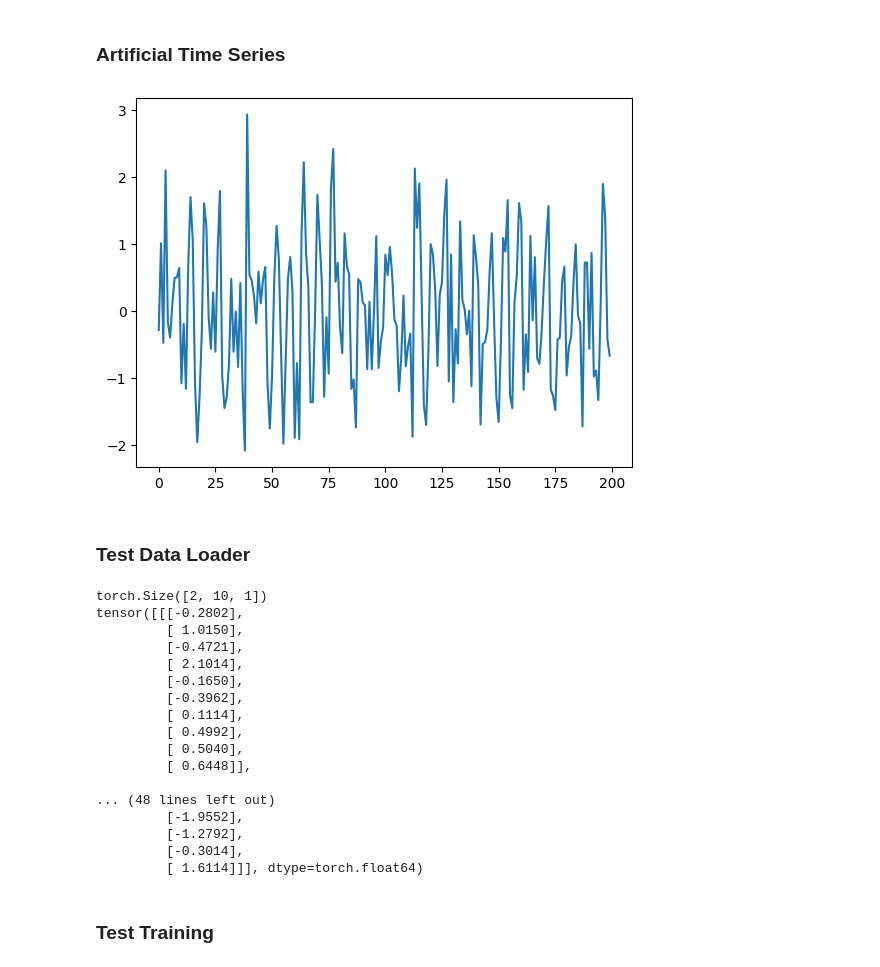
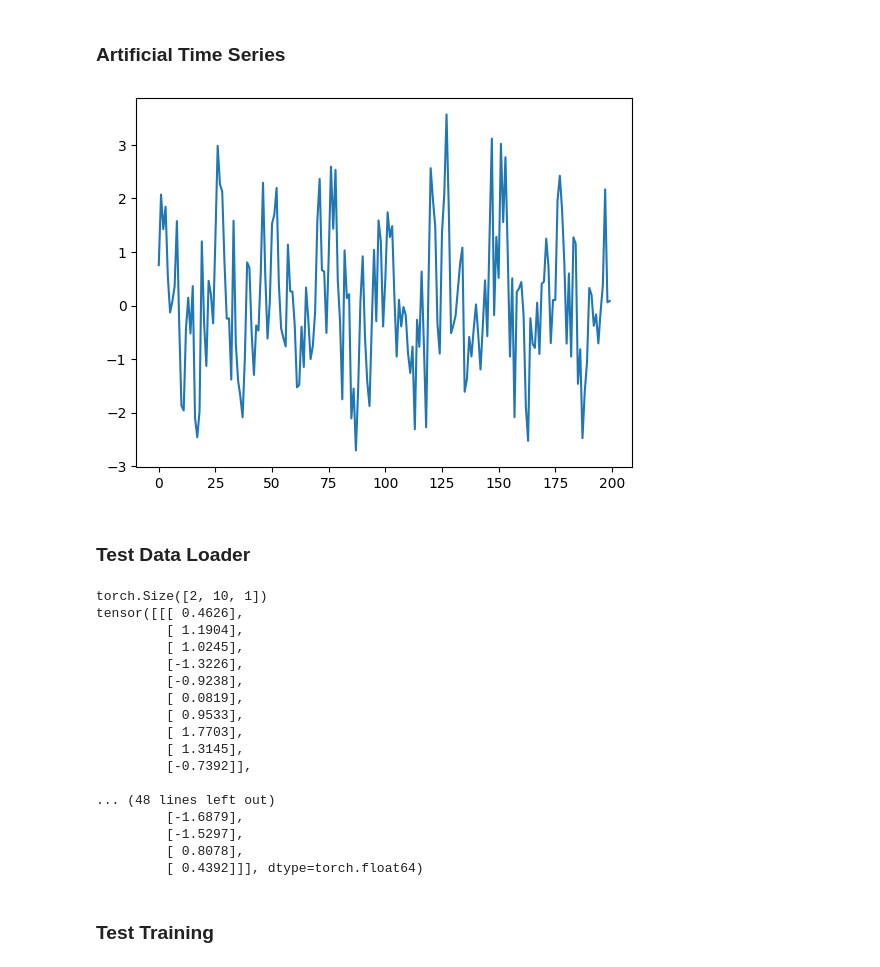
Before and after one commit to pvst1907/Extended_Spacetimeformer, a Jupyter notebook: sandbox.ipynb, the cells around one changed output. Drawn from its saved outputs; the diff is of its cells as text; code cells hidden in the pictures.

```diff
--- a/sandbox.ipynb
+++ b/sandbox.ipynb
@@ -8,11 +8,11 @@ from transformer import Transformer
 # %% [markdown]
 ### Artificial Time Series
 # %%
-sequence = np.sin(np.arange(0,200,1))+np.random.normal(0,0.8,200)
+sequence = np.sin(np.arange(0,200,1))+np.cos(np.arange(0,50,0.25))+np.random.normal(0,0.8,200)
 plt.plot(sequence)
 plt.show()
 # %% [output]
-[figure, old version]
+[figure, new version]
 # %% [markdown]
 ### Test Data Loader
 # %%
@@ -28,22 +28,22 @@ for src, trg, trg_y in data_iter:
     break
 # %% [output]
 torch.Size([2, 10, 1])
-tensor([[[-0.2802],
-         [ 1.0150],
-         [-0.4721],
-         [ 2.1014],
-         [-0.1650],
-         [-0.3962],
-         [ 0.1114],
-         [ 0.4992],
-         [ 0.5040],
-         [ 0.6448]],
+tensor([[[ 0.4626],
+         [ 1.1904],
+         [ 1.0245],
+         [-1.3226],
+         [-0.9238],
+         [ 0.0819],
+         [ 0.9533],
+         [ 1.7703],
+         [ 1.3145],
+         [-0.7392]],
 
 ... (48 lines left out)
-         [-1.9552],
-         [-1.2792],
-         [-0.3014],
-         [ 1.6114]]], dtype=torch.float64)
+         [-1.6879],
+         [-1.5297],
+         [ 0.8078],
+         [ 0.4392]]], dtype=torch.float64)
 # %% [markdown]
 ### Test Training
 # %%
```
Also changed, not shown: parts of 3 cells of this notebook, 3 other files.
